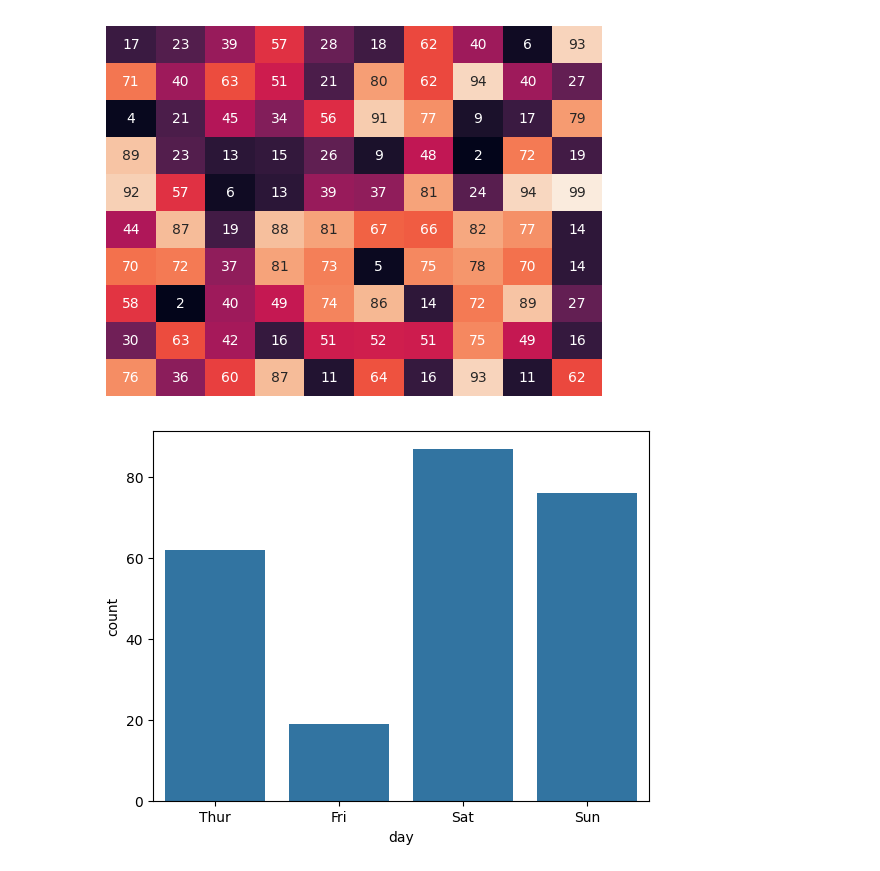
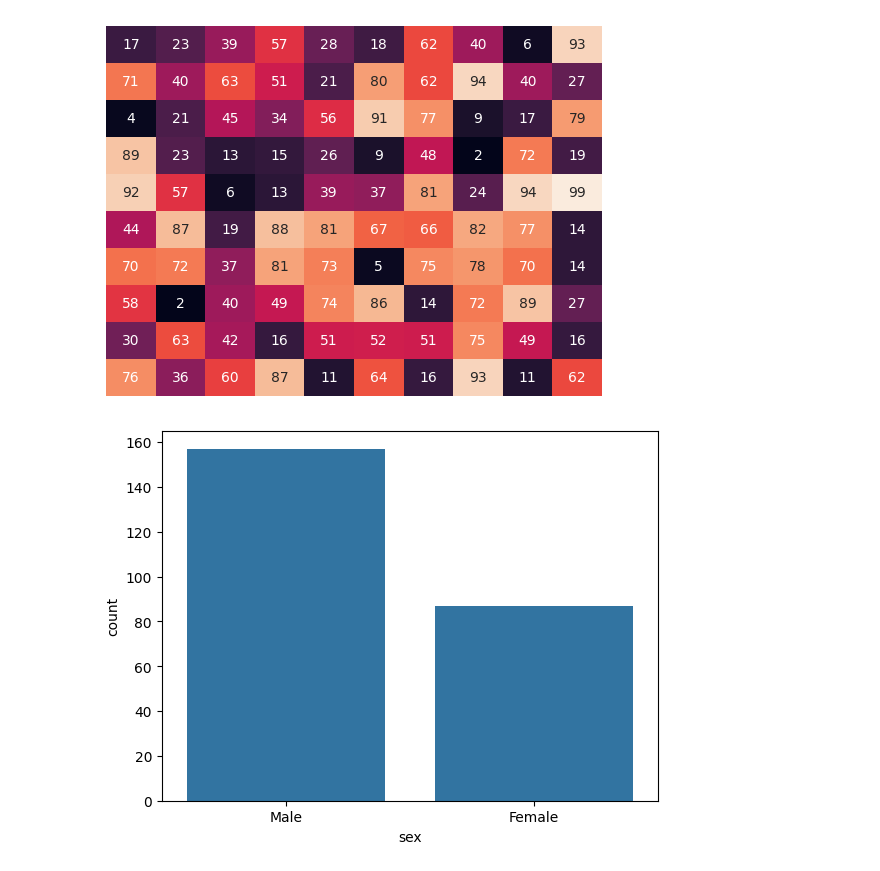
Before and after one commit to Vigneshprabhu078/Seaborn, a Jupyter notebook: Seaborn_practice_2.ipynb, the cells around one changed output. Saved outputs shown, nothing was run; the diff lists cells and outputs as text; code cells hidden in the pictures.

```diff
--- a/Seaborn_practice_2.ipynb
+++ b/Seaborn_practice_2.ipynb
@@ -134,7 +134,7 @@ plt.show()
 [figure]
 # %%
 #Countplot
-sns.countplot(x='day',data=tips)
+sns.countplot(x='sex',data=tips)
 plt.show()
 # %% [output]
-[figure, old version]
+[figure, new version]
```
Also changed, not shown: parts of 3 cells of this notebook.
